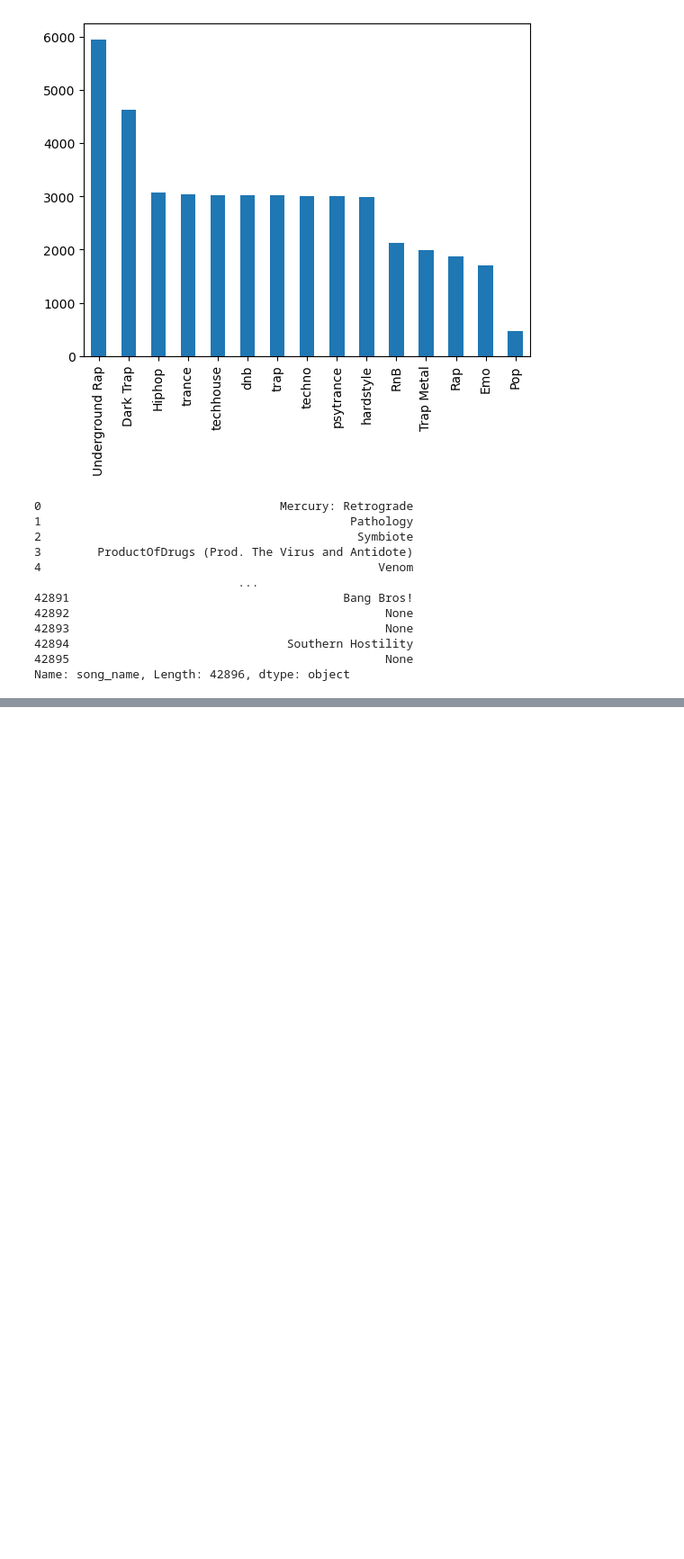
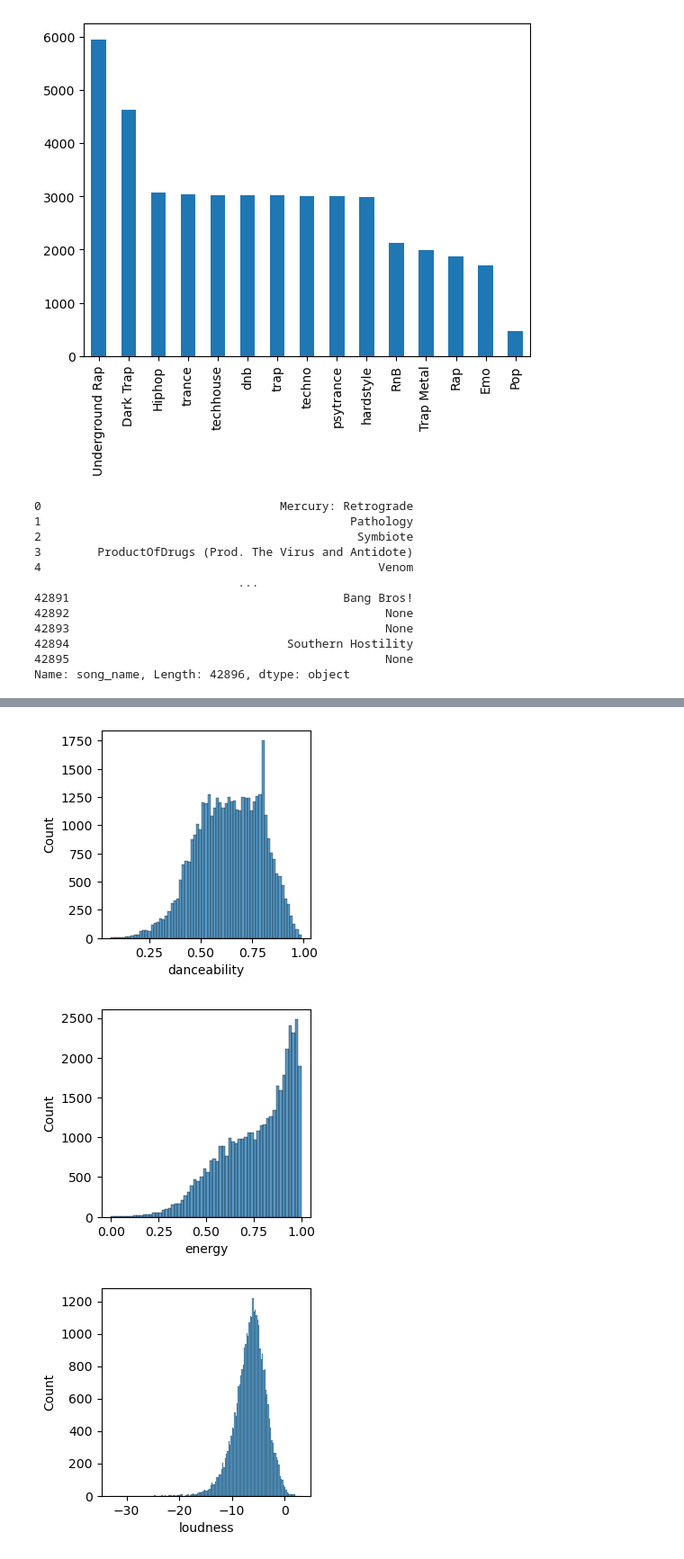
Before and after one commit to mxagar/music_genre_classification, a Jupyter notebook: data_analysis/Modeling.ipynb, the cells around one changed output, grey strips where cells are left out. Shown: that part at 90% size. Saved outputs shown, nothing was run; the diff lists cells and outputs as text; code cells hidden in the pictures; blank space fills up the shorter version.

```diff
--- a/data_analysis/Modeling.ipynb
+++ b/data_analysis/Modeling.ipynb
@@ -132,0 +129,4 @@ df['text_feature'] = df['title'] + ' ' + df['song_name']
+# %%
+# Get all column types
+for col in df.columns:
+    print(f"{col}: {df[col].dtype}")
@@ -132,0 +170,22 @@ df['text_feature'] = df['title'] + ' ' + df['song_name']
+# %%
+columns = [
+    "danceability",
+    "energy",
+    "loudness",
+    "speechiness",
+    "acousticness",
+    "instrumentalness",
+    "liveness",
+    "valence",
+    "tempo",
+    "duration_ms"
+]
+# %%
+# Plot histograms of selected numerical columns
+for col in columns:
+    plt.figure(figsize=(3,3))
+    sns.histplot(df[col])
+# %% [output]
+[figure, added]
+[figure, added]
+[figure, added]
```
Also changed, not shown: parts of 46 cells of this notebook.
